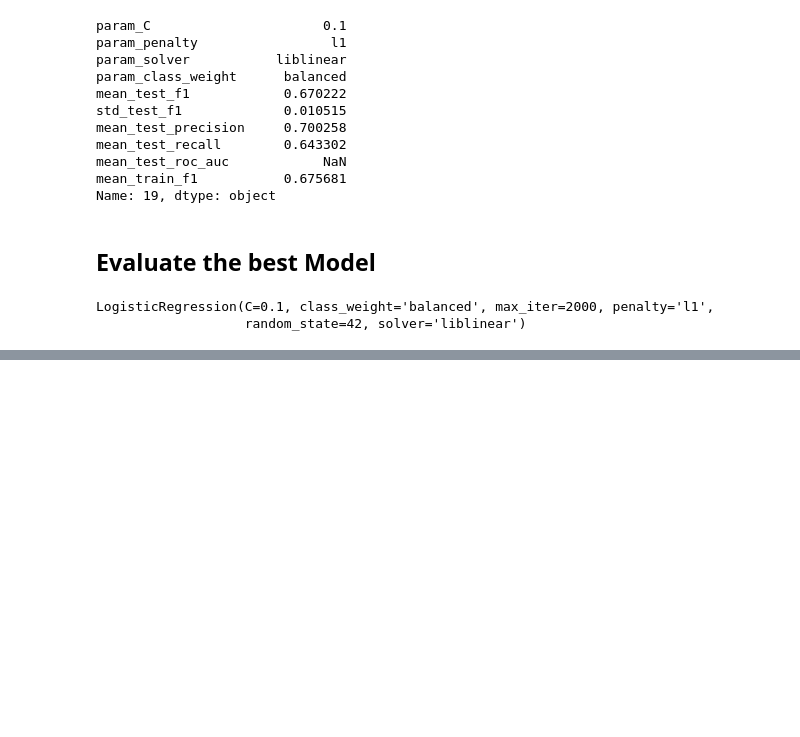
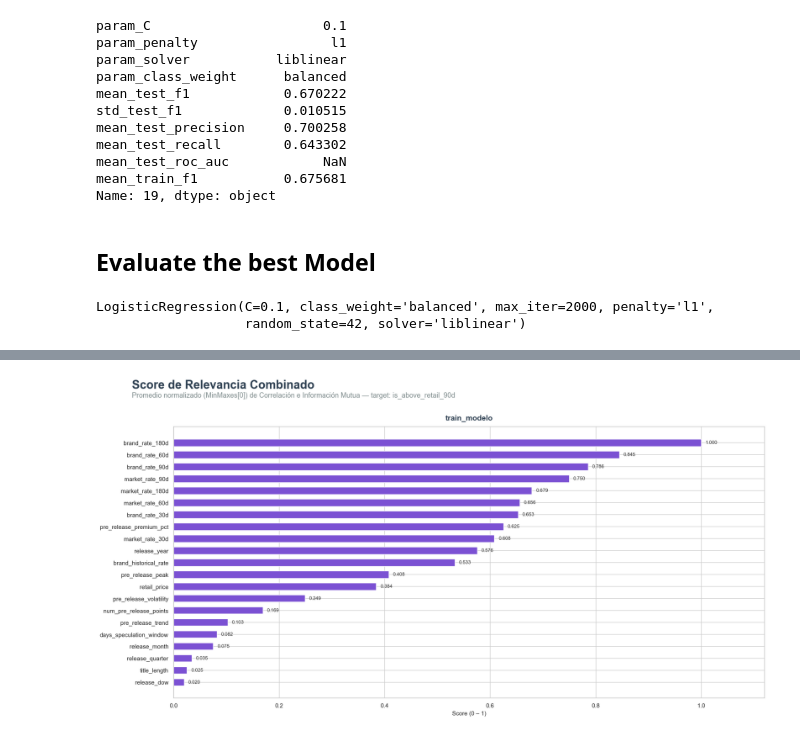
Before and after one commit to juanpablocarrillohortua/StockX_Project, a Jupyter notebook: notebooks/model_training.ipynb, the cells around one changed output, grey strips where cells are left out. Saved outputs shown, nothing was run; the diff lists cells and outputs as text; code cells hidden in the pictures; blank space fills up the shorter version.

```diff
--- a/notebooks/model_training.ipynb
+++ b/notebooks/model_training.ipynb
@@ -2175,0 +2444,4 @@ Confusion matrix:
+# %%
+df_rolling = df_modelo.sort_values('release_date').reset_index(drop=True)
+
+VENTANAS = [30, 60, 90, 180]
@@ -2175,0 +2521,14 @@ Confusion matrix:
+# %%
+tasa_global_expansiva = (df_rolling['is_above_retail_90d']
+                          .expanding().mean().shift(1))
+
+for v in VENTANAS:
+    col_m = f'market_rate_{v}d'
+    col_b = f'brand_rate_{v}d'
+    df_rolling[col_m] = df_rolling[col_m].fillna(tasa_global_expansiva)
+    df_rolling[col_b] = df_rolling[col_b].fillna(tasa_global_expansiva)
+
+# NaNs residuales (primera fila absoluta sin historia) → 0.5 (neutral)
+for v in VENTANAS:
+    df_rolling[f'market_rate_{v}d'] = df_rolling[f'market_rate_{v}d'].fillna(0.5)
+    df_rolling[f'brand_rate_{v}d']  = df_rolling[f'brand_rate_{v}d'].fillna(0.5)
@@ -2175,0 +2560,29 @@ Confusion matrix:
+# %%
+df_rolling['is_above_retail_90d'] = df_rolling['is_above_retail_90d'].astype(int)
+# %%
+df_relation = calcular_score_relevancia(df_rolling.select_dtypes(include=['number']), 'is_above_retail_90d')
+# %%
+fig, axes = plt.subplots(1, 1, figsize=(18, 9))
+
+fig.text(0.06, 0.97, "Score de Relevancia Combinado", fontsize=22,
+          fontweight='bold', color='#2c3e50')
+fig.text(0.06, 0.945, "Promedio normalizado (MinMaxes[0]) de Correlación e Información Mutua — target: is_above_retail_90d",
+          fontsize=13, color='#7f8c8d')
+
+
+
+bars = axes.barh(df_relation.index, df_relation['score'],
+                color='#7b51d3', edgecolor='white', height=0.6)
+
+for bar, val in zip(bars, df_relation['score']):
+    axes.text(val + 0.008, bar.get_y() + bar.get_height() / 2,
+            f'{val:.3f}', va='center', ha='left', fontsize=9, color='#333333')
+
+axes.set_title(nombre, fontsize=14, fontweight='bold', color='#2c3e50', pad=12)
+axes.set_xlabel('Score (0 – 1)', fontsize=11)
+axes.set_xlim(0, 1.12)
+
+plt.subplots_adjust(top=0.86, left=0.12, right=0.97, bottom=0.08, wspace=0.55)
+plt.show()
+# %% [output]
+[figure, added]
```
Also changed, not shown: parts of 59 cells of this notebook, 1 other file.
